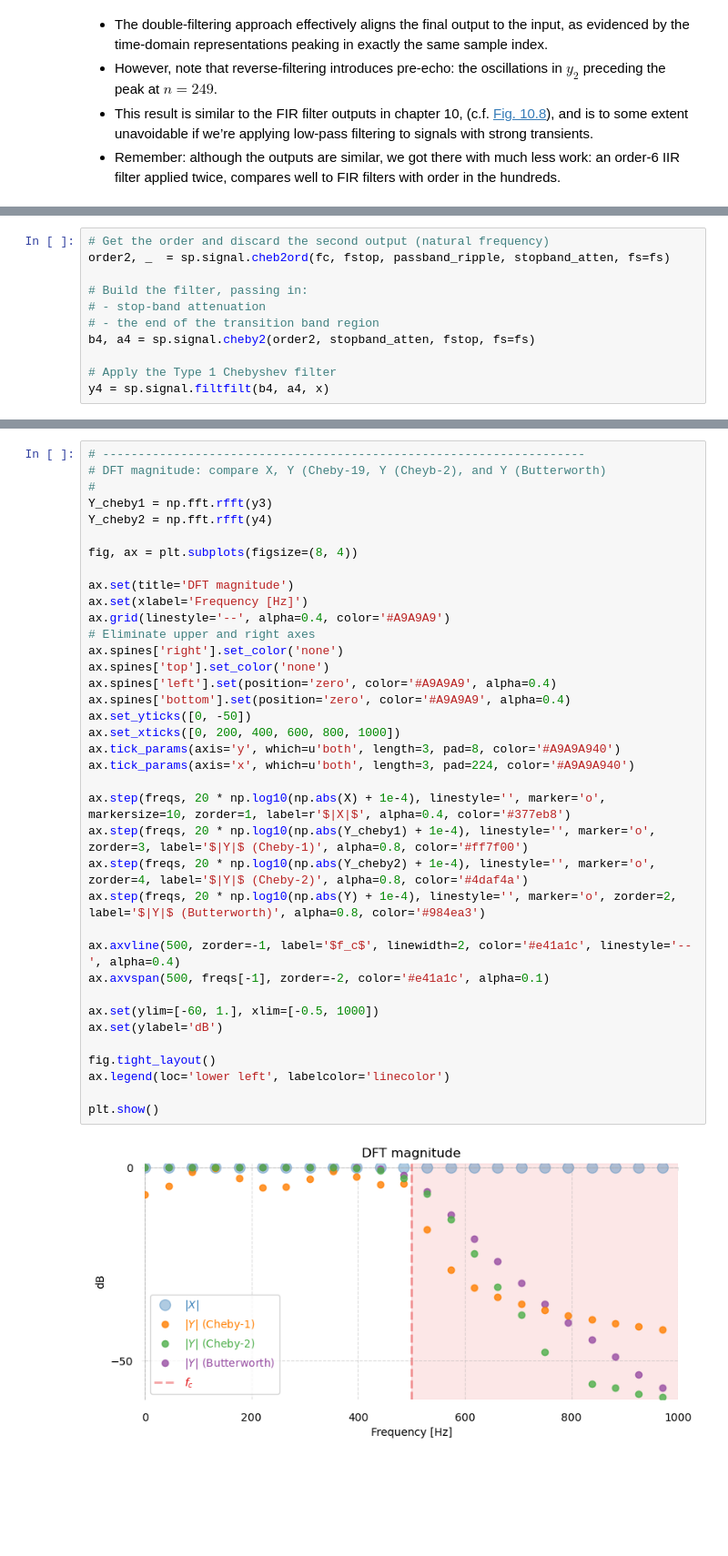
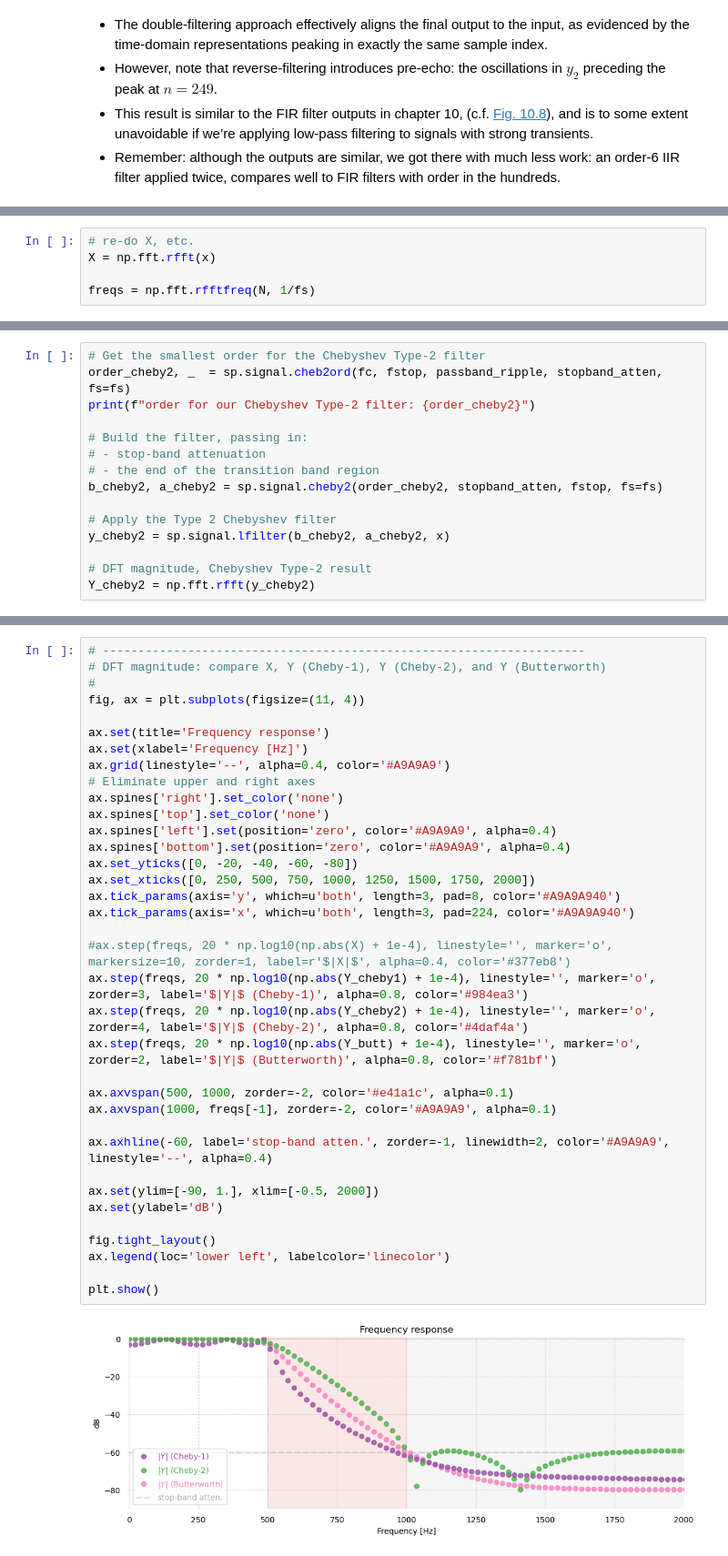
Before and after one commit to buruzaemon/digital-signals-theory, a Jupyter notebook: DST_CH11.ipynb, the cells around one changed output, grey strips where cells are left out. Shown at 91% size. Saved outputs shown, nothing was run; the diff lists cells and outputs as text; blank space fills up the shorter version.

```diff
--- a/DST_CH11.ipynb
+++ b/DST_CH11.ipynb
@@ -451,0 +477,5 @@ plt.show()
+# %%
+# re-do X, etc.
+X = np.fft.rfft(x)
+
+freqs = np.fft.rfftfreq(N, 1/fs)
@@ -479,11 +526,15 @@ y3 = sp.signal.filtfilt(b3, a3, x)
 # %%
-# Get the order and discard the second output (natural frequency)
-order2, _  = sp.signal.cheb2ord(fc, fstop, passband_ripple, stopband_atten, fs=fs)
+# Get the smallest order for the Chebyshev Type-2 filter
+order_cheby2, _  = sp.signal.cheb2ord(fc, fstop, passband_ripple, stopband_atten, fs=fs)
+print(f"order for our Chebyshev Type-2 filter: {order_cheby2}")
 
 # Build the filter, passing in:
 # - stop-band attenuation
 # - the end of the transition band region
-b4, a4 = sp.signal.cheby2(order2, stopband_atten, fstop, fs=fs)
+b_cheby2, a_cheby2 = sp.signal.cheby2(order_cheby2, stopband_atten, fstop, fs=fs)
 
-# Apply the Type 1 Chebyshev filter
-y4 = sp.signal.filtfilt(b4, a4, x)
+# Apply the Type 2 Chebyshev filter
+y_cheby2 = sp.signal.lfilter(b_cheby2, a_cheby2, x)
+
+# DFT magnitude, Chebyshev Type-2 result
+Y_cheby2 = np.fft.rfft(y_cheby2)
@@ -522,39 +580,38 @@ plt.show()
 # %%
 # --------------------------------------------------------------------
-# DFT magnitude: compare X, Y (Cheby-19, Y (Cheyb-2), and Y (Butterworth)
+# DFT magnitude: compare X, Y (Cheby-1), Y (Cheby-2), and Y (Butterworth)
 #
-Y_cheby1 = np.fft.rfft(y3)
-Y_cheby2 = np.fft.rfft(y4)
+fig, ax = plt.subplots(figsize=(11, 4))
 
-fig, ax = plt.subplots(figsize=(8, 4))
-
-ax.set(title='DFT magnitude')
+ax.set(title='Frequency response')
 ax.set(xlabel='Frequency [Hz]')
 ax.grid(linestyle='--', alpha=0.4, color='#A9A9A9')
 # Eliminate upper and right axes
 ax.spines['right'].set_color('none')
 ax.spines['top'].set_color('none')
 ax.spines['left'].set(position='zero', color='#A9A9A9', alpha=0.4)
 ax.spines['bottom'].set(position='zero', color='#A9A9A9', alpha=0.4)
-ax.set_yticks([0, -50])
-ax.set_xticks([0, 200, 400, 600, 800, 1000])
+ax.set_yticks([0, -20, -40, -60, -80])
+ax.set_xticks([0, 250, 500, 750, 1000, 1250, 1500, 1750, 2000])
 ax.tick_params(axis='y', which=u'both', length=3, pad=8, color='#A9A9A940')
 ax.tick_params(axis='x', which=u'both', length=3, pad=224, color='#A9A9A940')
 
-ax.step(freqs, 20 * np.log10(np.abs(X) + 1e-4), linestyle='', marker='o', markersize=10, zorder=1, label=r'$|X|$', alpha=0.4, color='#377eb8')
-ax.step(freqs, 20 * np.log10(np.abs(Y_cheby1) + 1e-4), linestyle='', marker='o', zorder=3, label='$|Y|$ (Cheby-1)', alpha=0.8, color='#ff7f00')
+#ax.step(freqs, 20 * np.log10(np.abs(X) + 1e-4), linestyle='', marker='o', markersize=10, zorder=1, label=r'$|X|$', alpha=0.4, color='#377eb8')
+ax.step(freqs, 20 * np.log10(np.abs(Y_cheby1) + 1e-4), linestyle='', marker='o', zorder=3, label='$|Y|$ (Cheby-1)', alpha=0.8, color='#984ea3')
 ax.step(freqs, 20 * np.log10(np.abs(Y_cheby2) + 1e-4), linestyle='', marker='o', zorder=4, label='$|Y|$ (Cheby-2)', alpha=0.8, color='#4daf4a')
-ax.step(freqs, 20 * np.log10(np.abs(Y) + 1e-4), linestyle='', marker='o', zorder=2, label='$|Y|$ (Butterworth)', alpha=0.8, color='#984ea3')
+ax.step(freqs, 20 * np.log10(np.abs(Y_butt) + 1e-4), linestyle='', marker='o', zorder=2, label='$|Y|$ (Butterworth)', alpha=0.8, color='#f781bf')
 
-ax.axvline(500, zorder=-1, label='$f_c$', linewidth=2, color='#e41a1c', linestyle='--', alpha=0.4)
-ax.axvspan(500, freqs[-1], zorder=-2, color='#e41a1c', alpha=0.1)
+ax.axvspan(500, 1000, zorder=-2, color='#e41a1c', alpha=0.1)
+ax.axvspan(1000, freqs[-1], zorder=-2, color='#A9A9A9', alpha=0.1)
 
-ax.set(ylim=[-60, 1.], xlim=[-0.5, 1000])
+ax.axhline(-60, label='stop-band atten.', zorder=-1, linewidth=2, color='#A9A9A9', linestyle='--', alpha=0.4)
+
+ax.set(ylim=[-90, 1.], xlim=[-0.5, 2000])
 ax.set(ylabel='dB')
 
 fig.tight_layout()
 ax.legend(loc='lower left', labelcolor='linecolor')
 
 plt.show()
 # %% [output]
-[figure, old version]
+[figure, new version]
```
Also changed, not shown: parts of 68 cells of this notebook.
